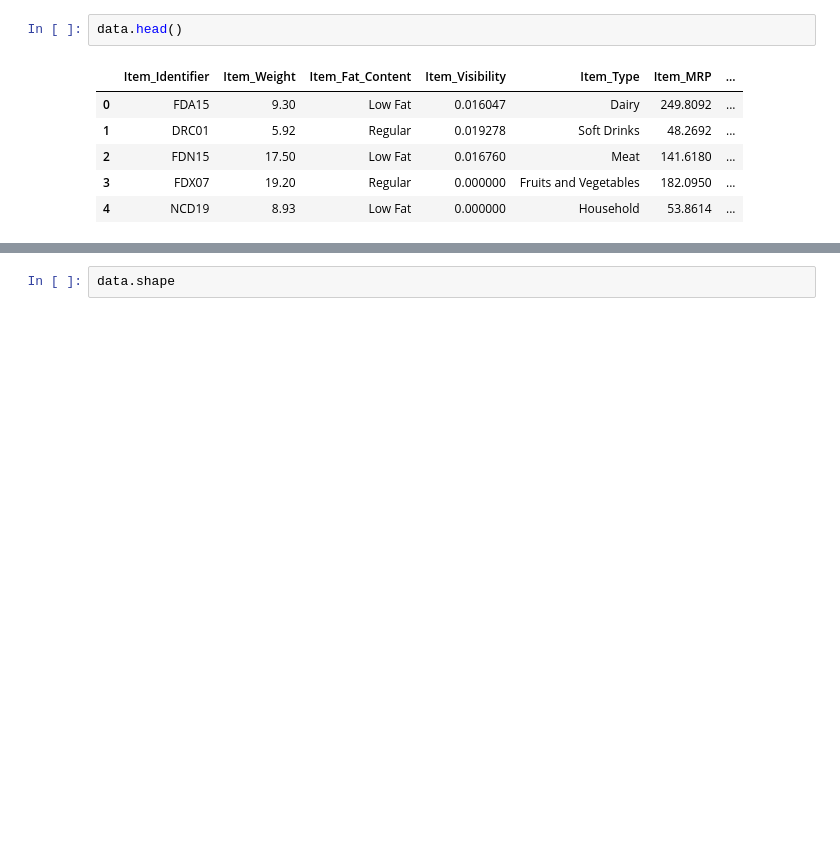
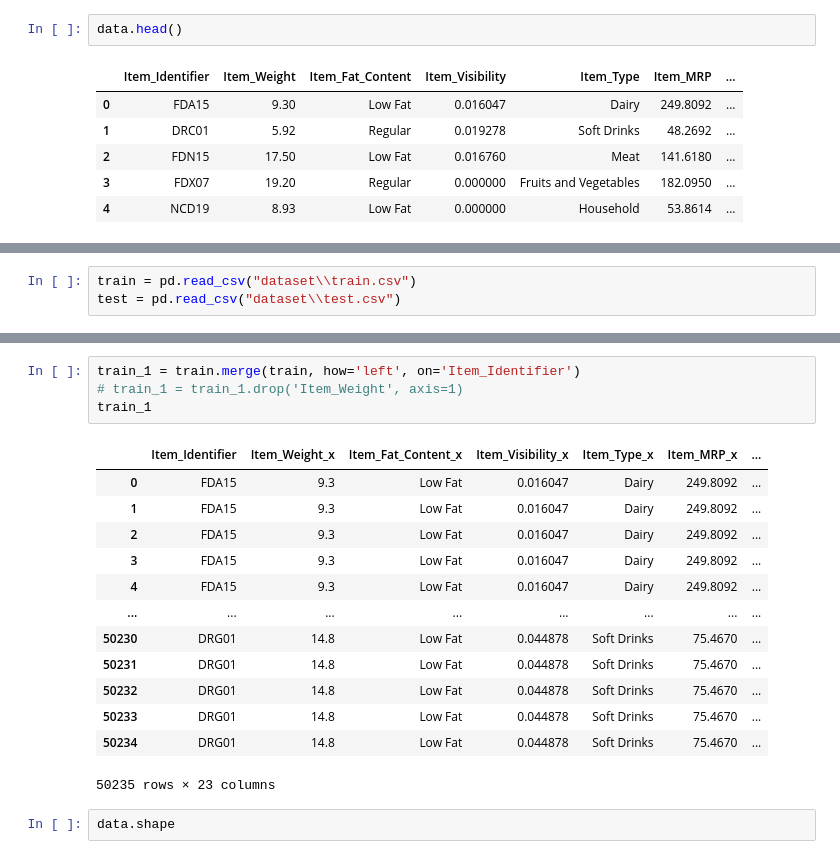
Before and after one commit to meridianthe4/PML, a Jupyter notebook: Assignment1/preprocessing.ipynb, the cells around one changed output, grey strips where cells are left out. Saved outputs shown, nothing was run; the diff lists cells and outputs as text; blank space fills up the shorter version.

```diff
--- a/Assignment1/preprocessing.ipynb
+++ b/Assignment1/preprocessing.ipynb
@@ -19,0 +60,3 @@ data.head()
+# %%
+train = pd.read_csv("dataset\\train.csv")
+test = pd.read_csv("dataset\\test.csv")
@@ -20,3 +78,21 @@ data.head()
+# %%
+train_1 = train.merge(train, how='left', on='Item_Identifier')
+# train_1 = train_1.drop('Item_Weight', axis=1)
+train_1
+# %% [output]
+|  | Item_Identifier | Item_Weight_x | Item_Fat_Content_x | Item_Visibility_x | Item_Type_x | Item_MRP_x | ... |
+| 0 | FDA15 | 9.3 | Low Fat | 0.016047 | Dairy | 249.8092 | ... |
+| 1 | FDA15 | 9.3 | Low Fat | 0.016047 | Dairy | 249.8092 | ... |
+| 2 | FDA15 | 9.3 | Low Fat | 0.016047 | Dairy | 249.8092 | ... |
+| 3 | FDA15 | 9.3 | Low Fat | 0.016047 | Dairy | 249.8092 | ... |
+| 4 | FDA15 | 9.3 | Low Fat | 0.016047 | Dairy | 249.8092 | ... |
+| ... | ... | ... | ... | ... | ... | ... | ... |
+| 50230 | DRG01 | 14.8 | Low Fat | 0.044878 | Soft Drinks | 75.4670 | ... |
+| 50231 | DRG01 | 14.8 | Low Fat | 0.044878 | Soft Drinks | 75.4670 | ... |
+| 50232 | DRG01 | 14.8 | Low Fat | 0.044878 | Soft Drinks | 75.4670 | ... |
+| 50233 | DRG01 | 14.8 | Low Fat | 0.044878 | Soft Drinks | 75.4670 | ... |
+| 50234 | DRG01 | 14.8 | Low Fat | 0.044878 | Soft Drinks | 75.4670 | ... |
+50235 rows × 23 columns
 # %%
 data.shape
 # %% [output]
```
Also changed, not shown: parts of 7 cells of this notebook, 5 other files.
